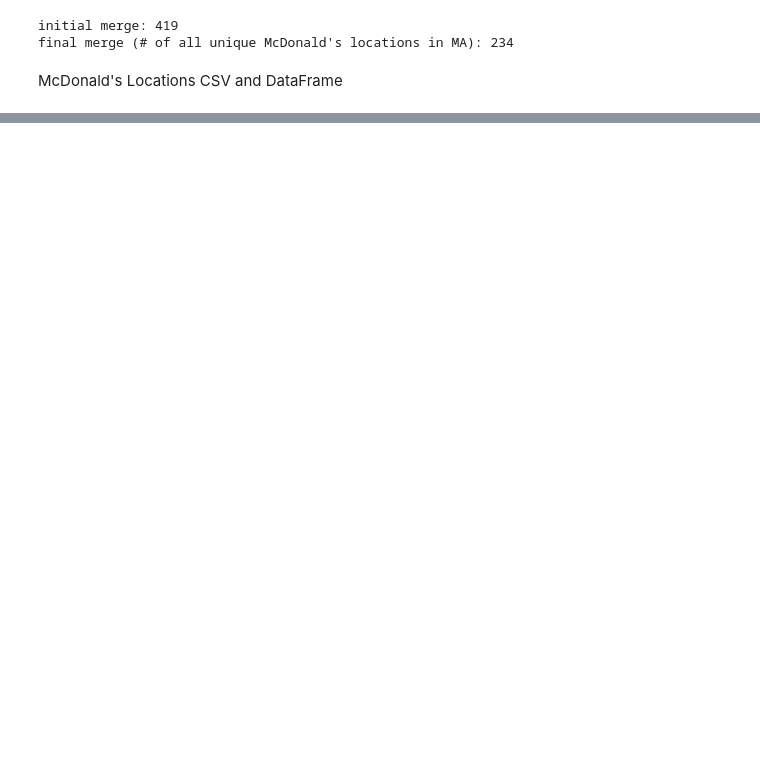
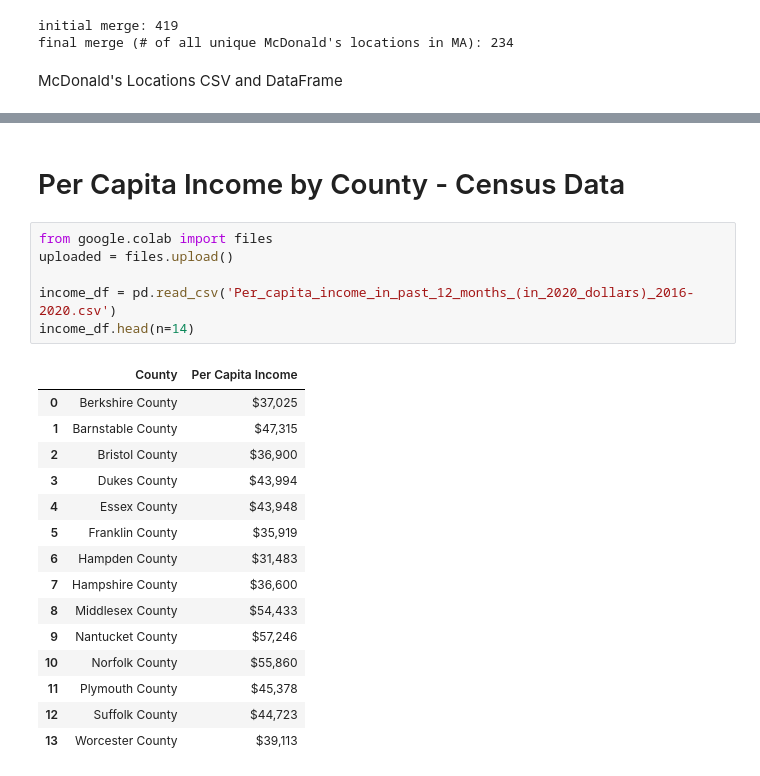
Before and after one commit to contreau/McScrape, a Jupyter notebook: Scraped_SortedData.ipynb, the cells around one changed output, grey strips where cells are left out. Drawn from its saved outputs; the diff is of its cells as text; blank space fills up the shorter version.

```diff
--- a/Scraped_SortedData.ipynb
+++ b/Scraped_SortedData.ipynb
@@ -122,0 +424,24 @@ df.to_csv (r'McD_MA.csv', index = False, header=True)
+# %% [markdown]
+# Per Capita Income by County - Census Data
+# %%
+from google.colab import files
+uploaded = files.upload()
+
+income_df = pd.read_csv('Per_capita_income_in_past_12_months_(in_2020_dollars)_2016-2020.csv')
+income_df.head(n=14)
+# %% [output]
+|  | County | Per Capita Income |
+| 0 | Berkshire County | $37,025 |
+| 1 | Barnstable County | $47,315 |
+| 2 | Bristol County | $36,900 |
+| 3 | Dukes County | $43,994 |
+| 4 | Essex County | $43,948 |
+| 5 | Franklin County | $35,919 |
+| 6 | Hampden County | $31,483 |
+| 7 | Hampshire County | $36,600 |
+| 8 | Middlesex County | $54,433 |
+| 9 | Nantucket County | $57,246 |
+| 10 | Norfolk County | $55,860 |
+| 11 | Plymouth County | $45,378 |
+| 12 | Suffolk County | $44,723 |
+| 13 | Worcester County | $39,113 |
```
Also changed, not shown: parts of 38 cells of this notebook.
